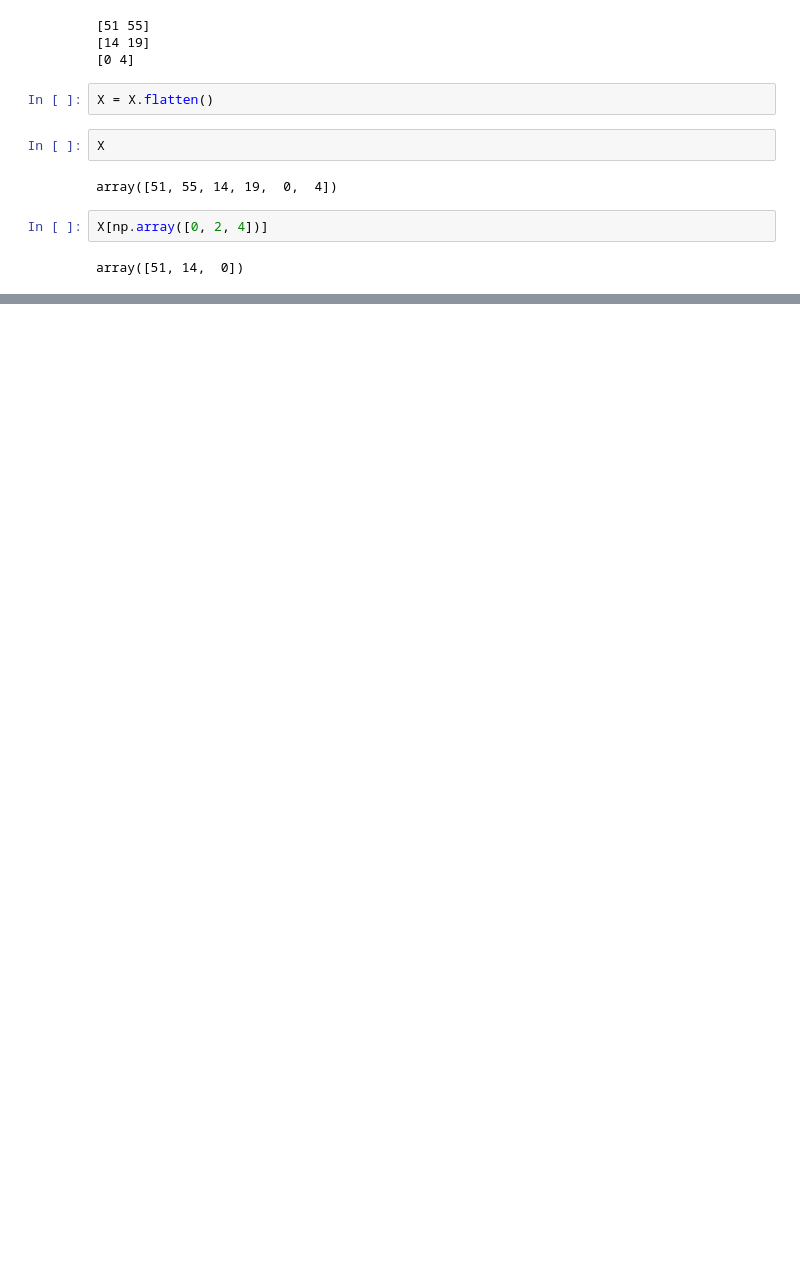
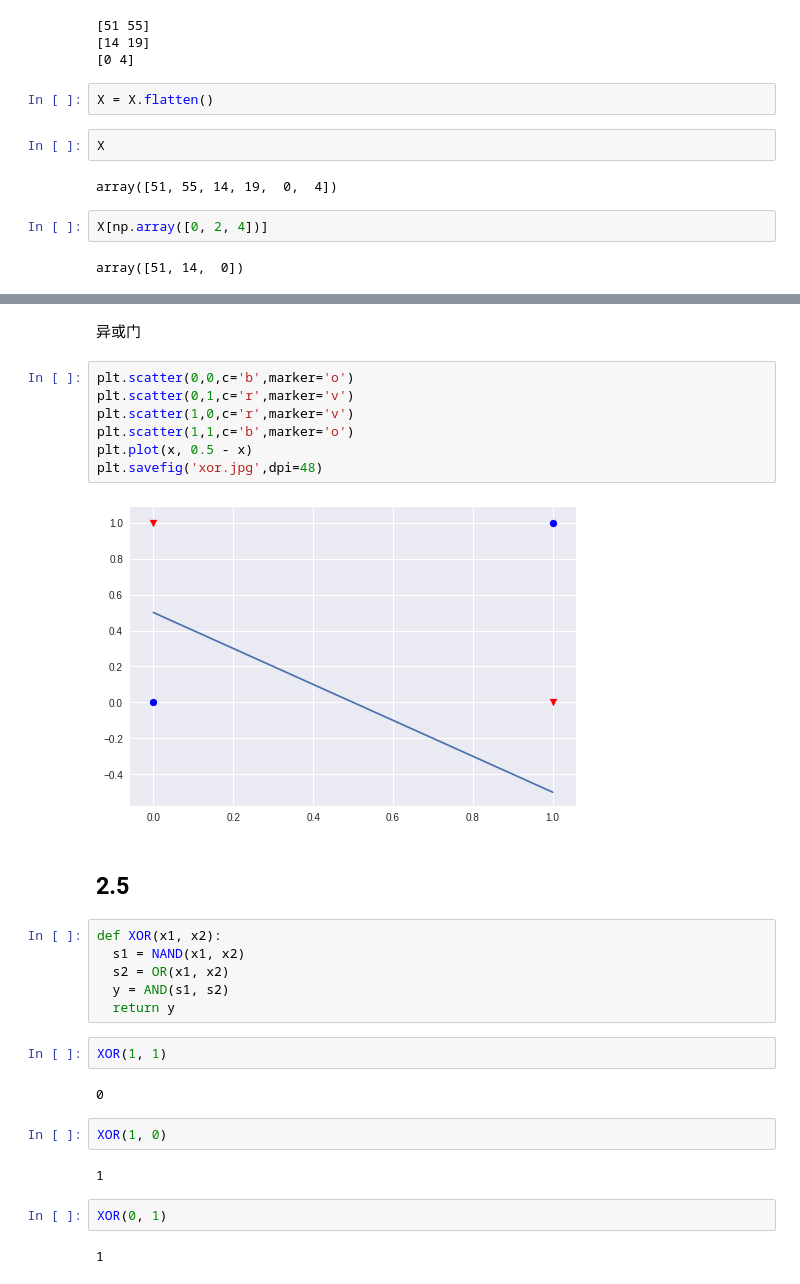
Before and after one commit to dclcs/deep_learning_with_python_code, a Jupyter notebook: deep_learning_with_python_code.ipynb, the cells around one changed output, grey strips where cells are left out. Drawn from its saved outputs; the diff is of its cells as text; blank space fills up the shorter version.

```diff
--- a/deep_learning_with_python_code.ipynb
+++ b/deep_learning_with_python_code.ipynb
@@ -128,0 +244,31 @@ array([51, 14,  0])
+# %% [markdown]
+异或门
+# %%
+plt.scatter(0,0,c='b',marker='o')
+plt.scatter(0,1,c='r',marker='v')
+plt.scatter(1,0,c='r',marker='v')
+plt.scatter(1,1,c='b',marker='o')
+plt.plot(x, 0.5 - x)
+plt.savefig('xor.jpg',dpi=48)
+# %% [output]
+[figure, added]
+# %% [markdown]
+## 2.5
+# %%
+def XOR(x1, x2):
+  s1 = NAND(x1, x2)
+  s2 = OR(x1, x2)
+  y = AND(s1, s2)
+  return y
+# %%
+XOR(1, 1)
+# %% [output]
+0
+# %%
+XOR(1, 0)
+# %% [output]
+1
+# %%
+XOR(0, 1)
+# %% [output]
+1
```
Also changed, not shown: parts of 27 cells of this notebook, 1 other file.
